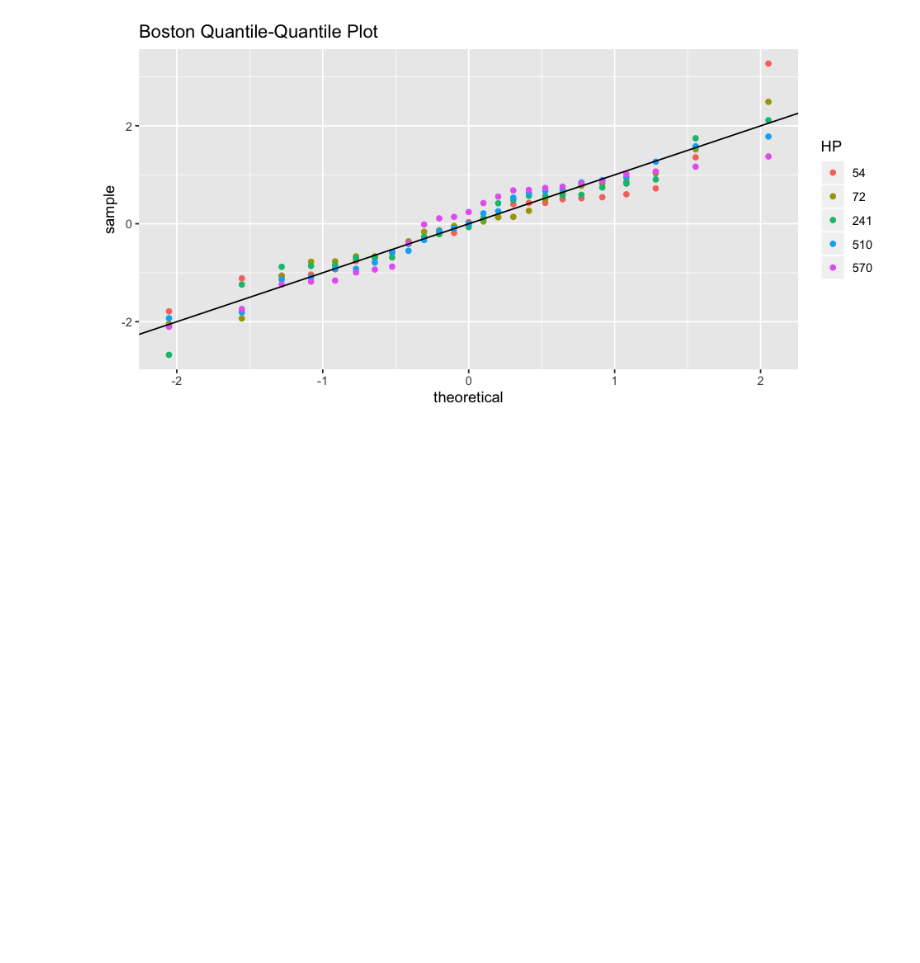
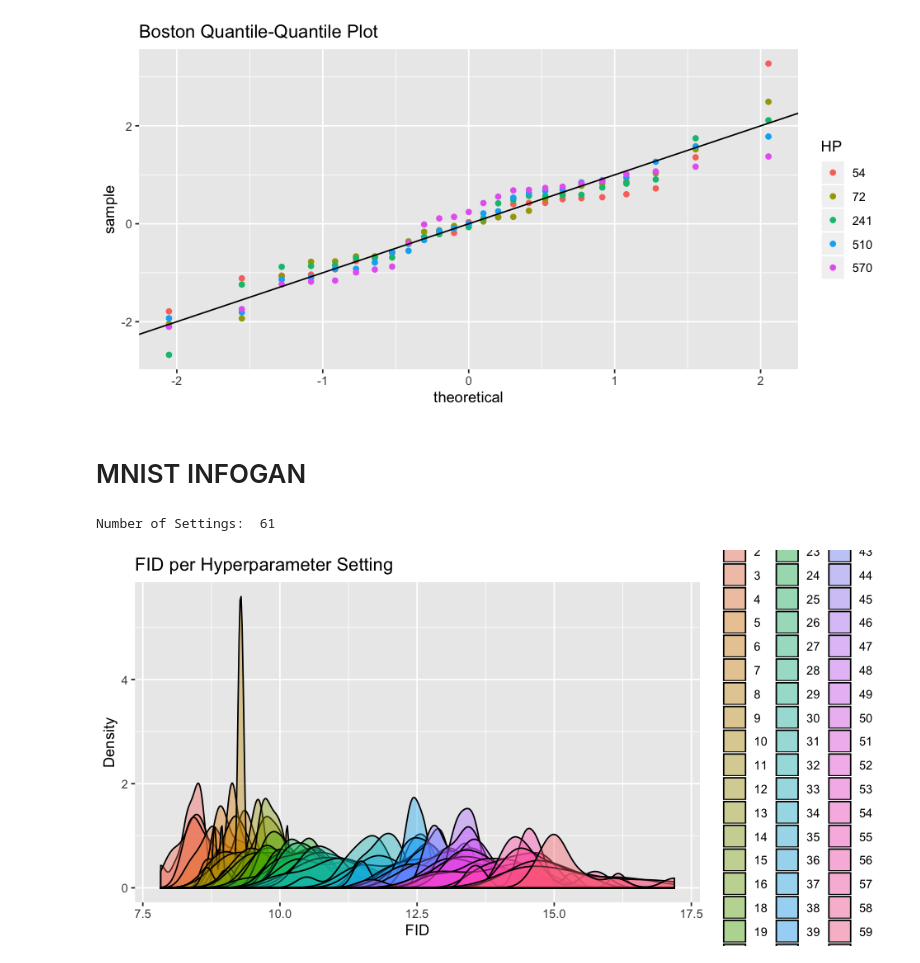
Before and after one commit to LarsHH/reproducible-hyperparameter-optimization-jcgs-2019, a Jupyter notebook: evaluation.ipynb, the cells around one changed output. Cells and saved outputs as stored; diff of their text form; code cells hidden in the pictures; blank space fills up the shorter version.

Commit message:
mnist infogan added

```diff
--- a/evaluation.ipynb
+++ b/evaluation.ipynb
@@ -1366,3 +1366,5 @@ p
 ggsave("figures/Boston-qqplot.png", plot=p, width=8, height=4)
 # %% [output]
 [figure]
+# %% [markdown]
+# MNIST INFOGAN
@@ -1368,0 +1375,14 @@ ggsave("figures/Boston-qqplot.png", plot=p, width=8, height=4)
+# %%
+results <- read.csv("./mnist_infogan/infogan-merged.csv", header = T)
+completed <- subset(results, Status == 'COMPLETED')
+infogan <- group_data(completed, 'lr', testset="inception_score_mean", group_size=10)
+cat(paste("Number of Settings: ", length(unique(infogan$Lambda))))
+# %% [output]
+Number of Settings:  61
+# %%
+infogan.plot <- ggplot(subsample_trials(subsample_groups(infogan, 60), 10), aes(x=Psi, fill=factor(Lambda))) +
+               geom_density(alpha=0.4) +
+               labs(fill = "HP Setting", x="FID", y="Density", title="FID per Hyperparameter Setting")
+infogan.plot
+# %% [output]
+[figure, added]
```
Also changed, not shown: parts of 8 cells of this notebook, 1 other file.
